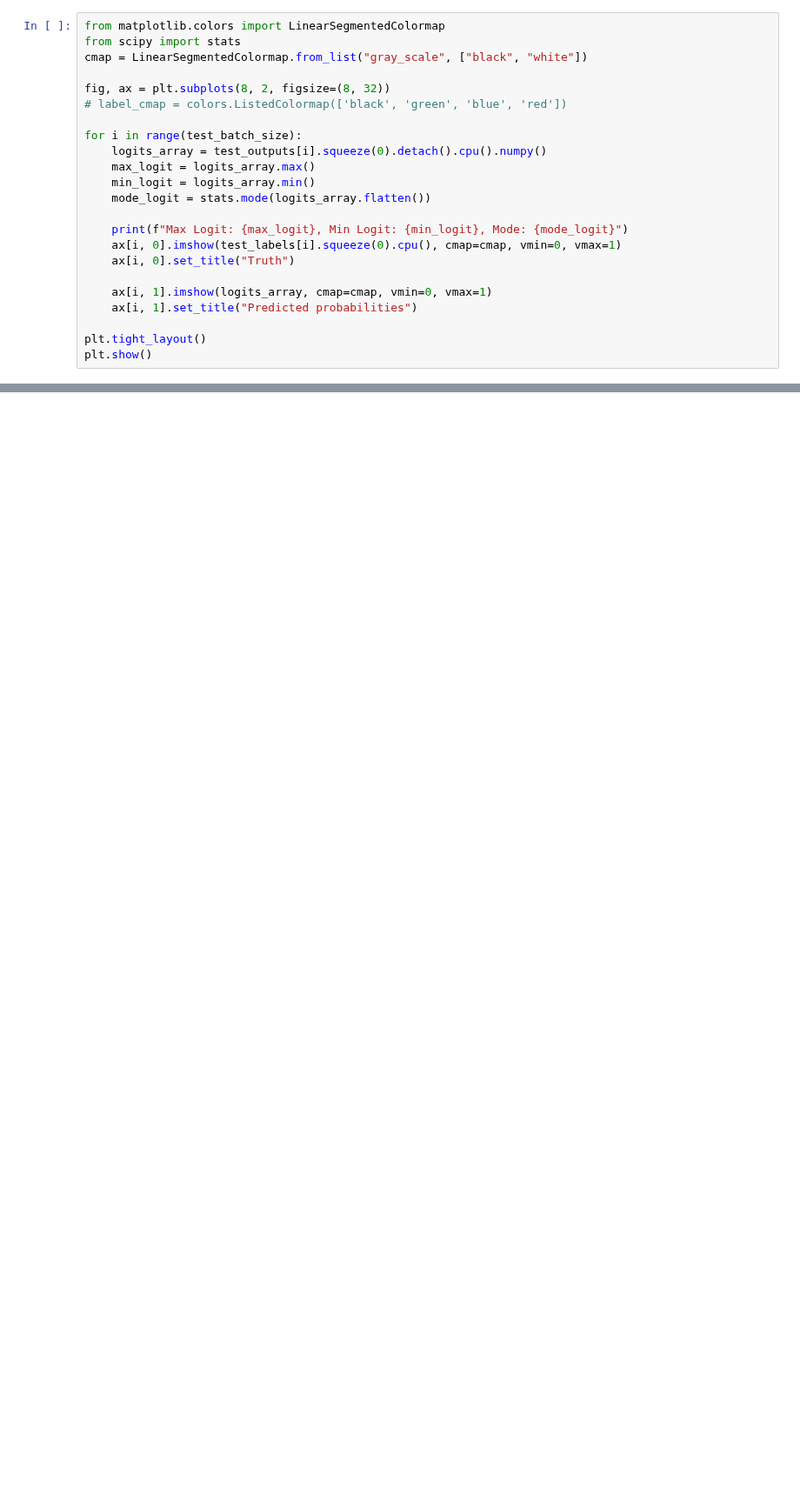
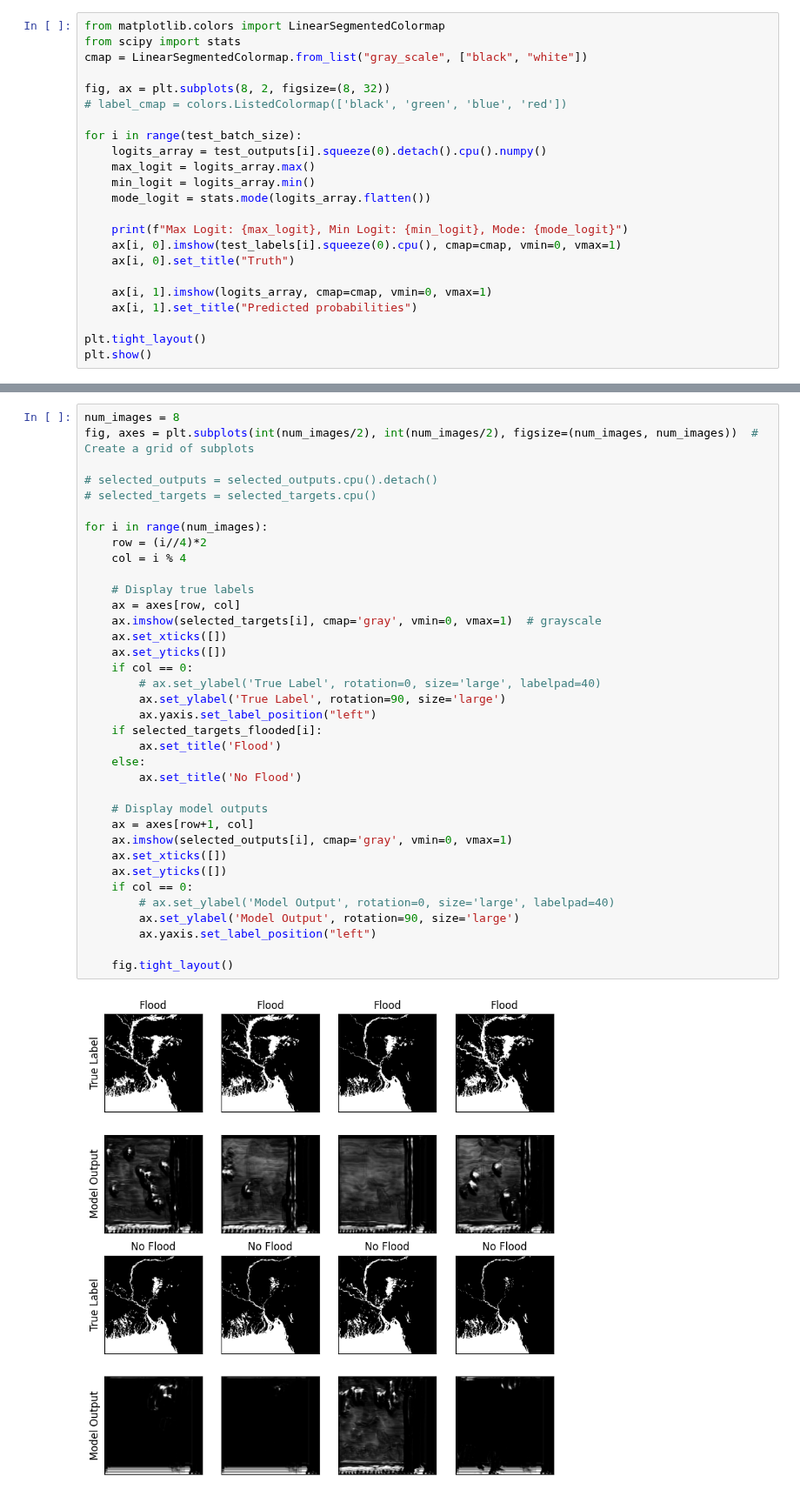
Before and after one commit to VarunKhandekar/ProjectFlood, a Jupyter notebook: visualisations/truth_vs_predictions.ipynb, the cells around one changed output, grey strips where cells are left out. Shown at 87% size. Saved outputs shown, nothing was run; the diff lists cells and outputs as text; blank space fills up the shorter version.

Commit message:
tweaking plotting of validation vs output image plots

```diff
--- a/visualisations/truth_vs_predictions.ipynb
+++ b/visualisations/truth_vs_predictions.ipynb
@@ -177,3 +190,41 @@ for i in range(num_images):
+# %%
+num_images = 8
+fig, axes = plt.subplots(int(num_images/2), int(num_images/2), figsize=(num_images, num_images))  # Create a grid of subplots
+
+# selected_outputs = selected_outputs.cpu().detach()
+# selected_targets = selected_targets.cpu()
+
+for i in range(num_images):
+    row = (i//4)*2
+    col = i % 4
+
+    # Display true labels
+    ax = axes[row, col]
+    ax.imshow(selected_targets[i], cmap='gray', vmin=0, vmax=1)  # grayscale
+    ax.set_xticks([])
+    ax.set_yticks([])
+    if col == 0:
+        # ax.set_ylabel('True Label', rotation=0, size='large', labelpad=40)
+        ax.set_ylabel('True Label', rotation=90, size='large')
+        ax.yaxis.set_label_position("left")
+    if selected_targets_flooded[i]:
+        ax.set_title('Flood')
+    else:
+        ax.set_title('No Flood')
+
+    # Display model outputs
+    ax = axes[row+1, col]
+    ax.imshow(selected_outputs[i], cmap='gray', vmin=0, vmax=1)
+    ax.set_xticks([])
+    ax.set_yticks([])
+    if col == 0:
+        # ax.set_ylabel('Model Output', rotation=0, size='large', labelpad=40)
+        ax.set_ylabel('Model Output', rotation=90, size='large')
+        ax.yaxis.set_label_position("left")
+
+    fig.tight_layout()
+# %% [output]
+[figure, added]
 # %%
 epochs = list(range(1, 21))  # 20 epochs
 
```
Also changed, not shown: parts of 10 cells of this notebook, 17 other files.
